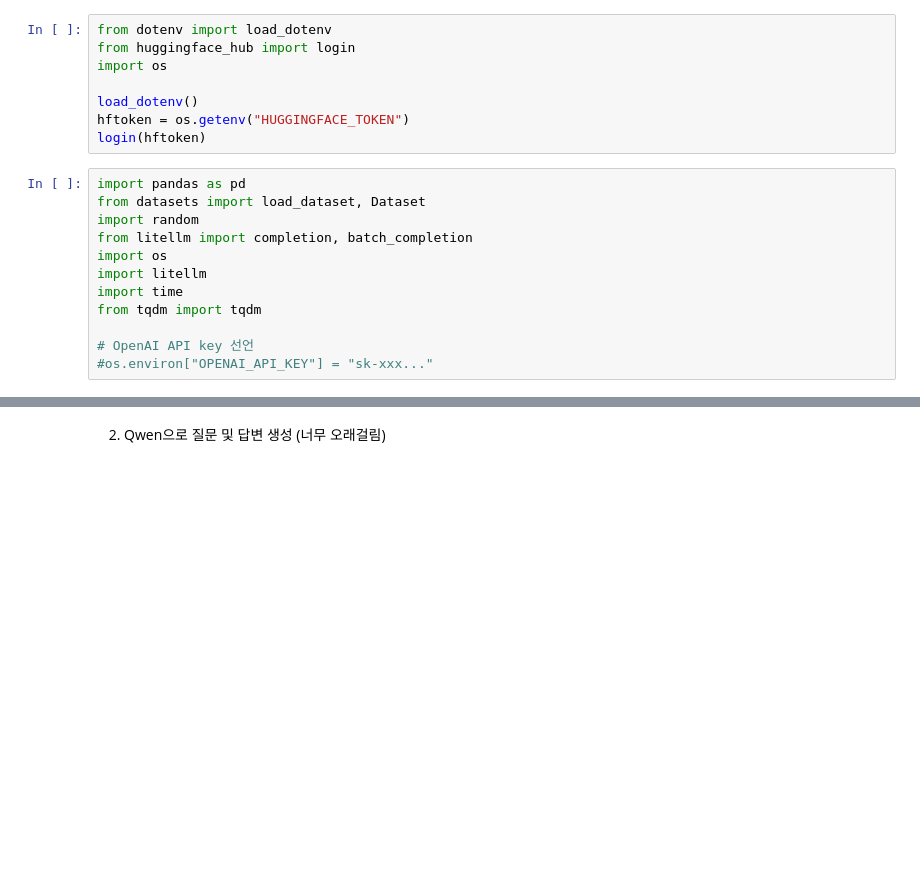
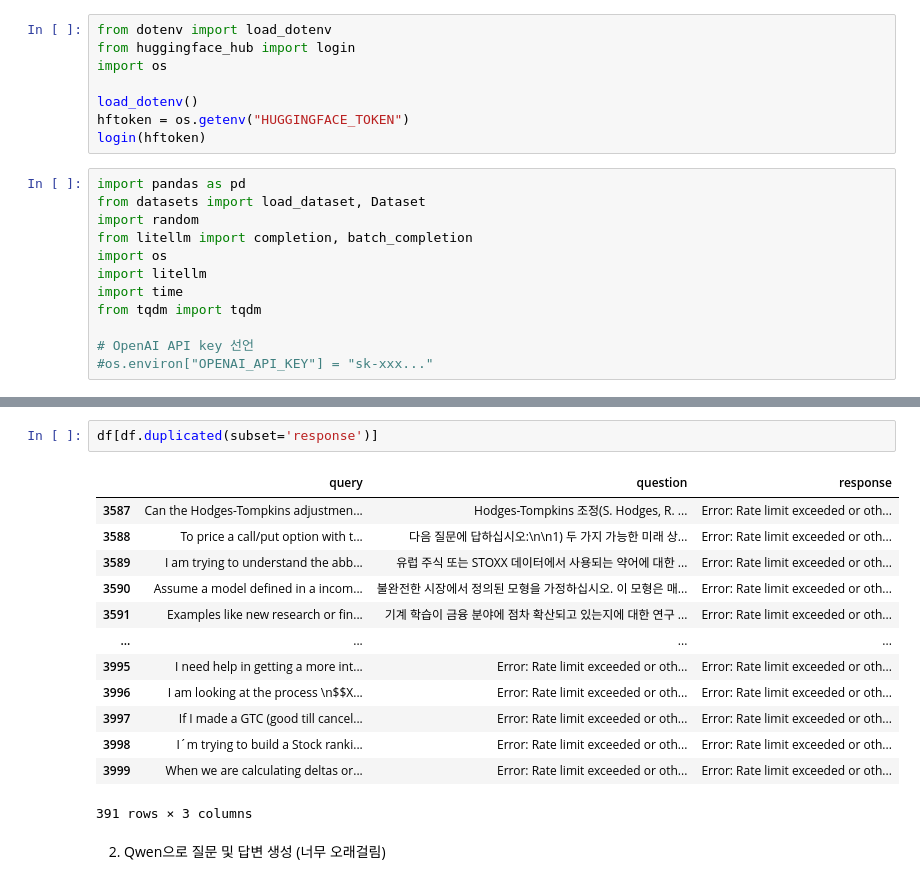
Before and after one commit to LDC-ai/KRX_LLM, a Jupyter notebook: data_slicing.ipynb, the cells around one changed output, grey strips where cells are left out. Drawn from its saved outputs; the diff is of its cells as text; blank space fills up the shorter version.

```diff
--- a/data_slicing.ipynb
+++ b/data_slicing.ipynb
@@ -190,2 +248,18 @@ NameError: name 'total_prompt_tokens_for_q' is not defined
+# %%
+df[df.duplicated(subset='response')]
+# %% [output]
+|  | query | question | response |
+| 3587 | Can the Hodges-Tompkins adjustmen... | Hodges-Tompkins 조정(S. Hodges, R. ... | Error: Rate limit exceeded or oth... |
+| 3588 | To price a call/put option with t... | 다음 질문에 답하십시오:\n\n1) 두 가지 가능한 미래 상... | Error: Rate limit exceeded or oth... |
+| 3589 | I am trying to understand the abb... | 유럽 주식 또는 STOXX 데이터에서 사용되는 약어에 대한 ... | Error: Rate limit exceeded or oth... |
+| 3590 | Assume a model defined in a incom... | 불완전한 시장에서 정의된 모형을 가정하십시오. 이 모형은 매... | Error: Rate limit exceeded or oth... |
+| 3591 | Examples like new research or fin... | 기계 학습이 금융 분야에 점차 확산되고 있는지에 대한 연구 ... | Error: Rate limit exceeded or oth... |
+| ... | ... | ... | ... |
+| 3995 | I need help in getting a more int... | Error: Rate limit exceeded or oth... | Error: Rate limit exceeded or oth... |
+| 3996 | I am looking at the process \n$$X... | Error: Rate limit exceeded or oth... | Error: Rate limit exceeded or oth... |
+| 3997 | If I made a GTC (good till cancel... | Error: Rate limit exceeded or oth... | Error: Rate limit exceeded or oth... |
+| 3998 | I´m trying to build a Stock ranki... | Error: Rate limit exceeded or oth... | Error: Rate limit exceeded or oth... |
+| 3999 | When we are calculating deltas or... | Error: Rate limit exceeded or oth... | Error: Rate limit exceeded or oth... |
+391 rows × 3 columns
 # %% [markdown]
 2. Qwen으로 질문 및 답변 생성 (너무 오래걸림)
```
Also changed, not shown: parts of 16 cells of this notebook.
